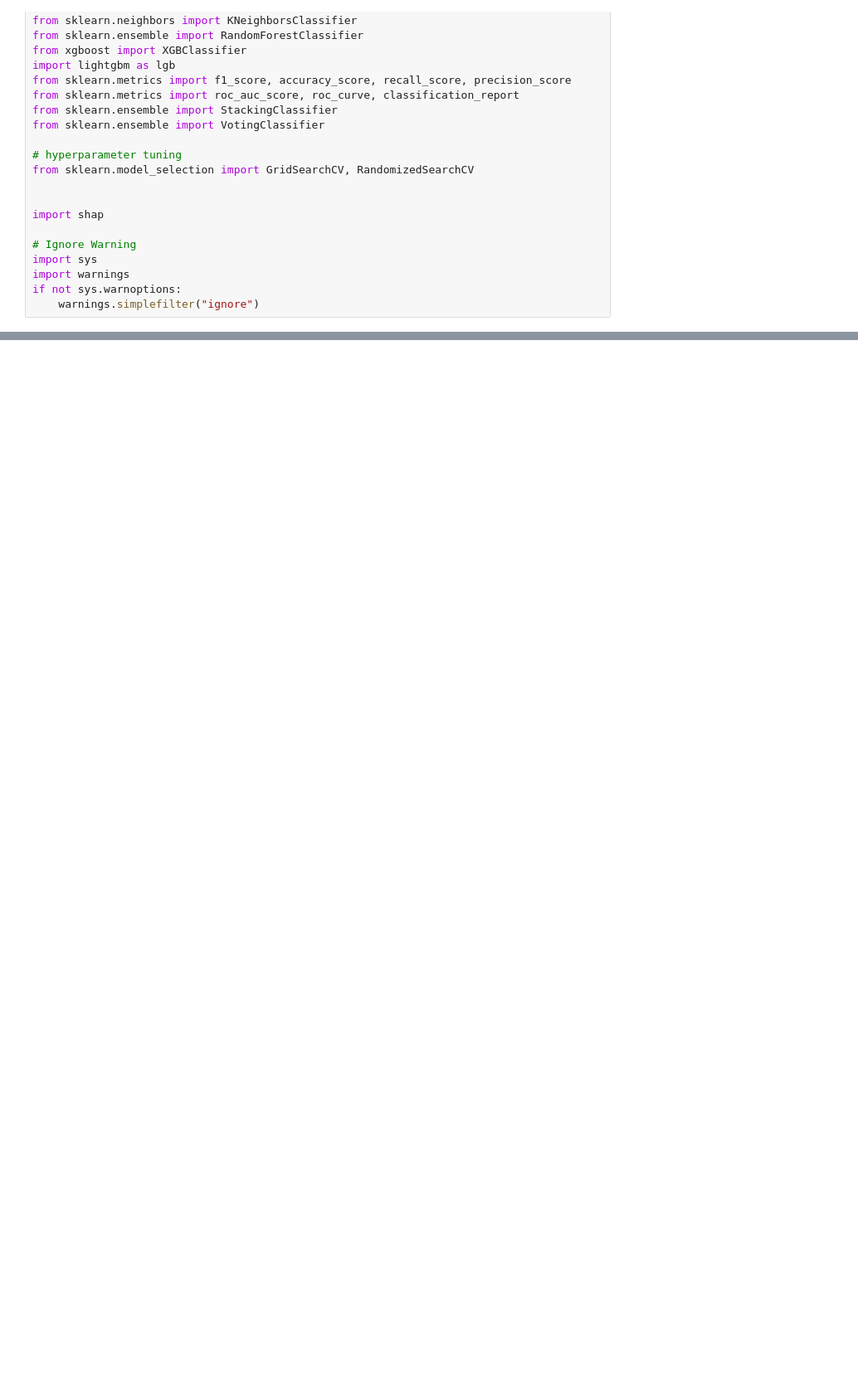
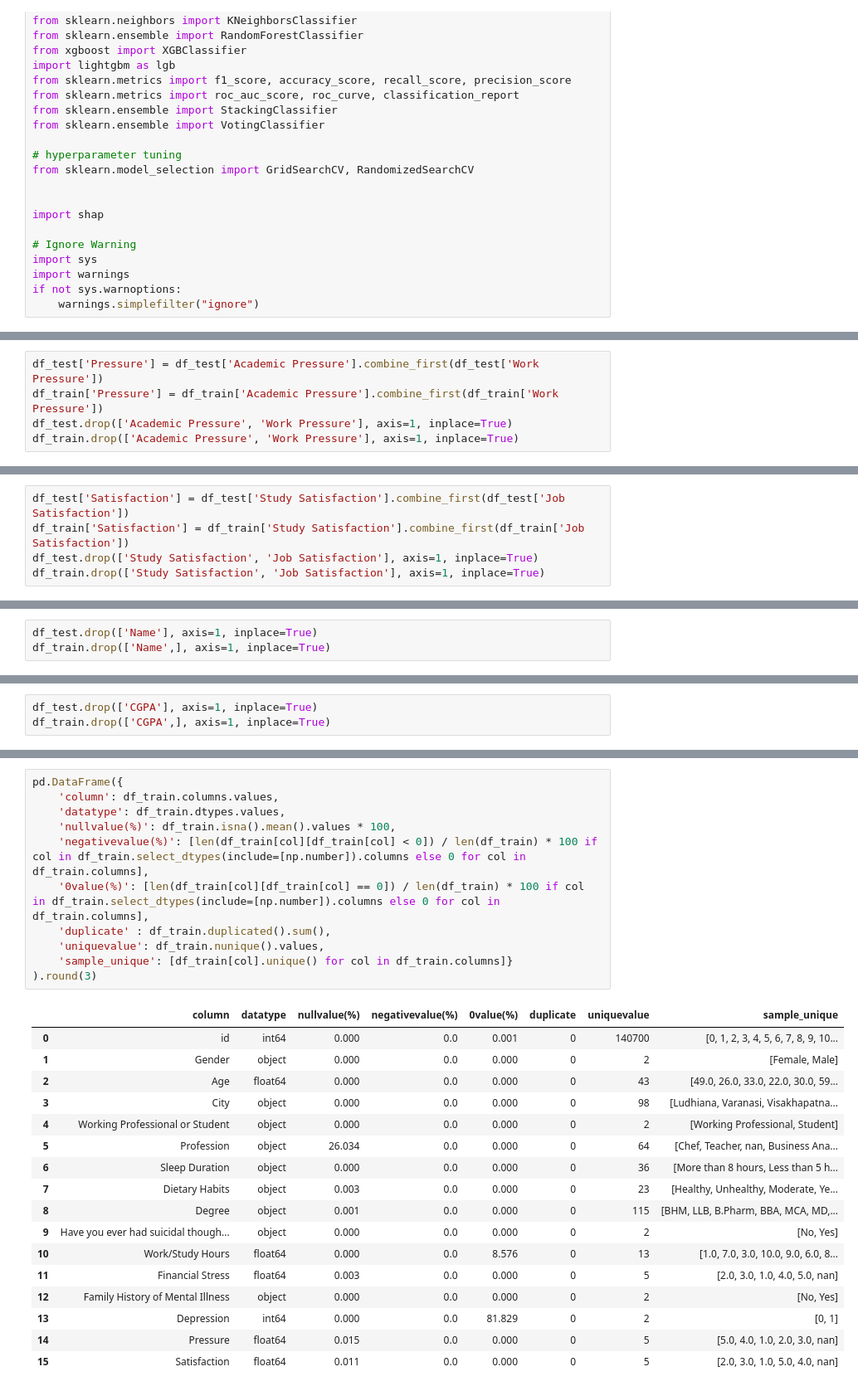
Before and after one commit to tdarum/mentalHealth, a Jupyter notebook: mentalHealth.ipynb, the cells around one changed output, grey strips where cells are left out. Shown: that part at 83% size. Drawn from its saved outputs; the diff is of its cells as text; blank space fills up the shorter version.

```diff
--- a/mentalHealth.ipynb
+++ b/mentalHealth.ipynb
@@ -61,0 +158,5 @@ df.duplicated().sum()
+# %%
+df_test['Pressure'] = df_test['Academic Pressure'].combine_first(df_test['Work Pressure'])
+df_train['Pressure'] = df_train['Academic Pressure'].combine_first(df_train['Work Pressure'])
+df_test.drop(['Academic Pressure', 'Work Pressure'], axis=1, inplace=True)
+df_train.drop(['Academic Pressure', 'Work Pressure'], axis=1, inplace=True)
@@ -61,0 +172,5 @@ df.duplicated().sum()
+# %%
+df_test['Satisfaction'] = df_test['Study Satisfaction'].combine_first(df_test['Job Satisfaction'])
+df_train['Satisfaction'] = df_train['Study Satisfaction'].combine_first(df_train['Job Satisfaction'])
+df_test.drop(['Study Satisfaction', 'Job Satisfaction'], axis=1, inplace=True)
+df_train.drop(['Study Satisfaction', 'Job Satisfaction'], axis=1, inplace=True)
@@ -61,0 +186,3 @@ df.duplicated().sum()
+# %%
+df_test.drop(['Name'], axis=1, inplace=True)
+df_train.drop(['Name',], axis=1, inplace=True)
@@ -61,0 +198,3 @@ df.duplicated().sum()
+# %%
+df_test.drop(['CGPA'], axis=1, inplace=True)
+df_train.drop(['CGPA',], axis=1, inplace=True)
@@ -61,0 +210,29 @@ df.duplicated().sum()
+# %%
+pd.DataFrame({
+    'column': df_train.columns.values,
+    'datatype': df_train.dtypes.values,
+    'nullvalue(%)': df_train.isna().mean().values * 100,
+    'negativevalue(%)': [len(df_train[col][df_train[col] < 0]) / len(df_train) * 100 if col in df_train.select_dtypes(include=[np.number]).columns else 0 for col in df_train.columns],
+    '0value(%)': [len(df_train[col][df_train[col] == 0]) / len(df_train) * 100 if col in df_train.select_dtypes(include=[np.number]).columns else 0 for col in df_train.columns],
+    'duplicate' : df_train.duplicated().sum(),
+    'uniquevalue': df_train.nunique().values,
+    'sample_unique': [df_train[col].unique() for col in df_train.columns]}
+).round(3)
+# %% [output]
+|  | column | datatype | nullvalue(%) | negativevalue(%) | 0value(%) | duplicate | uniquevalue | sample_unique |
+| 0 | id | int64 | 0.000 | 0.0 | 0.001 | 0 | 140700 | [0, 1, 2, 3, 4, 5, 6, 7, 8, 9, 10... |
+| 1 | Gender | object | 0.000 | 0.0 | 0.000 | 0 | 2 | [Female, Male] |
+| 2 | Age | float64 | 0.000 | 0.0 | 0.000 | 0 | 43 | [49.0, 26.0, 33.0, 22.0, 30.0, 59... |
+| 3 | City | object | 0.000 | 0.0 | 0.000 | 0 | 98 | [Ludhiana, Varanasi, Visakhapatna... |
+| 4 | Working Professional or Student | object | 0.000 | 0.0 | 0.000 | 0 | 2 | [Working Professional, Student] |
+| 5 | Profession | object | 26.034 | 0.0 | 0.000 | 0 | 64 | [Chef, Teacher, nan, Business Ana... |
+| 6 | Sleep Duration | object | 0.000 | 0.0 | 0.000 | 0 | 36 | [More than 8 hours, Less than 5 h... |
+| 7 | Dietary Habits | object | 0.003 | 0.0 | 0.000 | 0 | 23 | [Healthy, Unhealthy, Moderate, Ye... |
+| 8 | Degree | object | 0.001 | 0.0 | 0.000 | 0 | 115 | [BHM, LLB, B.Pharm, BBA, MCA, MD,... |
+| 9 | Have you ever had suicidal though... | object | 0.000 | 0.0 | 0.000 | 0 | 2 | [No, Yes] |
+| 10 | Work/Study Hours | float64 | 0.000 | 0.0 | 8.576 | 0 | 13 | [1.0, 7.0, 3.0, 10.0, 9.0, 6.0, 8... |
+| 11 | Financial Stress | float64 | 0.003 | 0.0 | 0.000 | 0 | 5 | [2.0, 3.0, 1.0, 4.0, 5.0, nan] |
+| 12 | Family History of Mental Illness | object | 0.000 | 0.0 | 0.000 | 0 | 2 | [No, Yes] |
+| 13 | Depression | int64 | 0.000 | 0.0 | 81.829 | 0 | 2 | [0, 1] |
+| 14 | Pressure | float64 | 0.015 | 0.0 | 0.000 | 0 | 5 | [5.0, 4.0, 1.0, 2.0, 3.0, nan] |
+| 15 | Satisfaction | float64 | 0.011 | 0.0 | 0.000 | 0 | 5 | [2.0, 3.0, 1.0, 5.0, 4.0, nan] |
```
Also changed, not shown: parts of 13 cells of this notebook.
